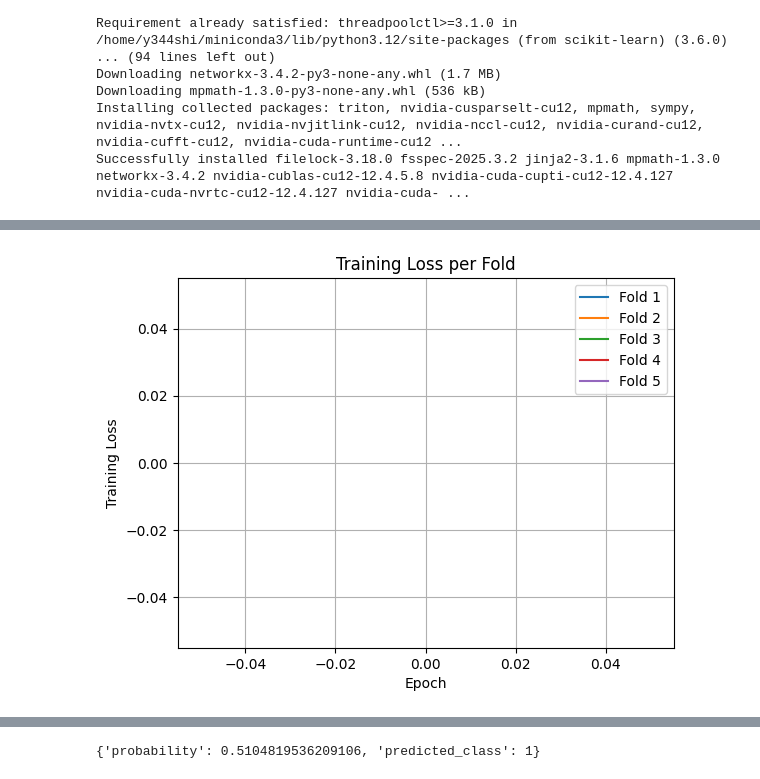
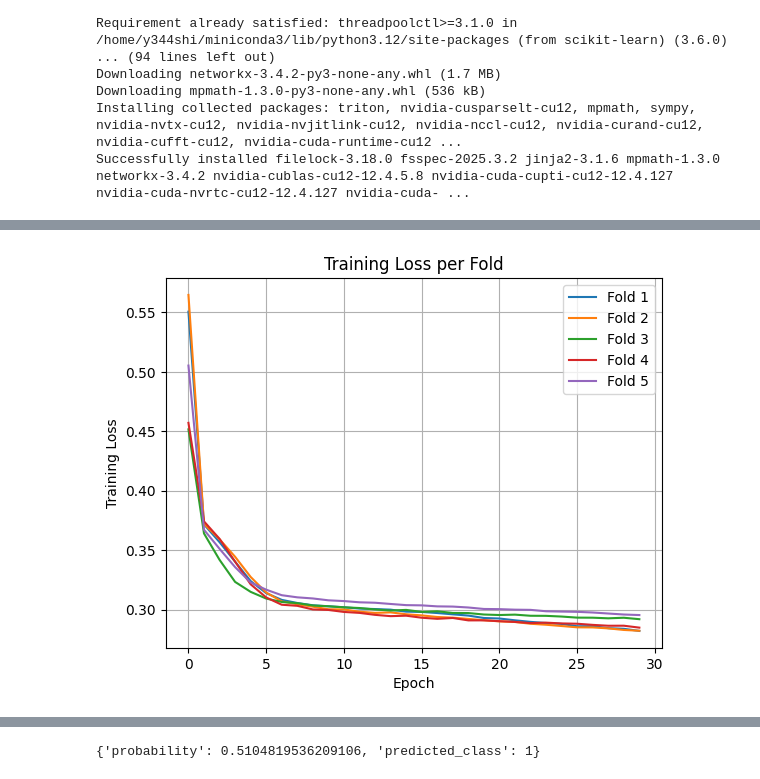
Before and after one commit to y344shi/WeatherTransformer, a Jupyter notebook: FCNN_model/fcnn.ipynb, the cells around one changed output, grey strips where cells are left out. Drawn from its saved outputs; the diff is of its cells as text; code cells hidden in the pictures.

Commit message:
Add training scripts

```diff
--- a/FCNN_model/fcnn.ipynb
+++ b/FCNN_model/fcnn.ipynb
@@ -31,9 +31,9 @@ from torch.utils.data import TensorDataset, DataLoader
 import matplotlib.pyplot as plt
 
 # Load CSV
-df = pd.read_csv("/mnt/d/446Project/WeatherTransformer/data_processing/generated_population_infused")
+df = pd.read_csv("/mnt/d/446Project/WeatherTransformer/data_processing/Processed/wildfire_features_merged_2024.csv")
 print(df.columns.tolist())
-df = df.loc[:, ~df.columns.str.contains("latitude|longitude|date", case=False)]
+df = df.loc[:, ~df.columns.str.contains("latitude|longitude|date|tude", case=False)]
 
 # df = df.drop(columns=["LONGITUDE"])
 
@@ -51,7 +51,7 @@ for col in df.columns:
 # Separate features and label
 label = df["FIRE"].values.astype(np.float32)
 features = df.drop(columns=["FIRE"])
-features = features.drop(columns=["Unnamed: 0"])
+# features = features.drop(columns=["Unnamed: 0"])
 # Show input features and target
 print("\n Features used for training:")
 print(features.columns.tolist())
@@ -121,42 +121,42 @@ for fold, (train_idx, test_idx) in enumerate(skf.split(X, y)):
     train_losses = []
     test_accuracies = []
 
-    # for epoch in range(num_epochs):
-    #     epoch_loss = 0.0
-    #     batch_count = 0
+    for epoch in range(num_epochs):
+        epoch_loss = 0.0
+        batch_count = 0
 
-    #     for xb, yb in train_loader:
-    #         xb, yb = xb.to(device), yb.to(device).view(-1, 1)
-    #         optimizer.zero_grad()
-    #         preds = model(xb)
-    #         loss = criterion(preds, yb)
-    #         loss.backward()
-    #         optimizer.step()
+        for xb, yb in train_loader:
+            xb, yb = xb.to(device), yb.to(device).view(-1, 1)
+            optimizer.zero_grad()
+            preds = model(xb)
+            loss = criterion(preds, yb)
+            loss.backward()
+            optimizer.step()
 
-    #         batch_loss = loss.item()
-    #         epoch_loss += batch_loss * xb.size(0)
-    #         batch_count += 1
+            batch_loss = loss.item()
+            epoch_loss += batch_loss * xb.size(0)
+            batch_count += 1
 
-    #         # Per-batch loss
-    #         # print(f"Fold {fold+1} | Epoch {epoch+1} | Batch {batch_count} | Batch Loss: {batch_loss:.4f}")
+            # Per-batch loss
+            # print(f"Fold {fold+1} | Epoch {epoch+1} | Batch {batch_count} | Batch Loss: {batch_loss:.4f}")
 
-    #     avg_loss = epoch_loss / len(train_loader.dataset)
-    #     train_losses.append(avg_loss)
+        avg_loss = epoch_loss / len(train_loader.dataset)
+        train_losses.append(avg_loss)
 
-    #     # === Evaluation on test set ===
-    #     model.eval()
-    #     all_preds = []
-    #     with torch.no_grad():
-    #         for xb, _ in test_loader:
-    #             xb = xb.to(device)
-    #             preds = model(xb)
-    #             all_preds.extend(preds.cpu().numpy())
+        # === Evaluation on test set ===
+        model.eval()
+        all_preds = []
+        with torch.no_grad():
+            for xb, _ in test_loader:
+                xb = xb.to(device)
+                preds = model(xb)
+                all_preds.extend(preds.cpu().numpy())
 
-    #     binary_preds = (np.array(all_preds) > 0.5).astype(int).flatten()
-    #     test_acc = accuracy_score(y_test.numpy(), binary_preds)
-    #     test_accuracies.append(test_acc)
+        binary_preds = (np.array(all_preds) > 0.5).astype(int).flatten()
+        test_acc = accuracy_score(y_test.numpy(), binary_preds)
+        test_accuracies.append(test_acc)
 
-    #     print(f">>> Fold {fold+1} | Epoch {epoch+1} | Avg Epoch Loss: {avg_loss:.4f} | Test Acc: {test_acc:.4f}")
+        print(f">>> Fold {fold+1} | Epoch {epoch+1} | Avg Epoch Loss: {avg_loss:.4f} | Test Acc: {test_acc:.4f}")
 
     # Plot loss for this fold
     plt.plot(train_losses, label=f"Fold {fold+1}")
@@ -206,2 +206,2 @@ Average accuracy: 0.4497
-[figure, old version]
+[figure, new version]
 # %%
```
Also changed, not shown: parts of 3 cells of this notebook, 2 other files.
